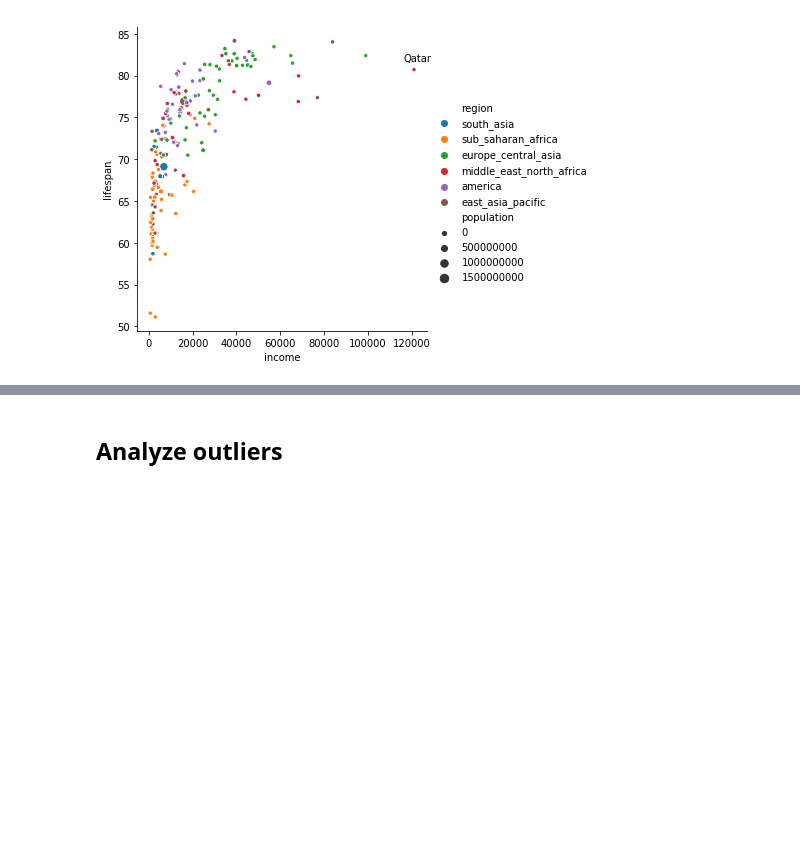
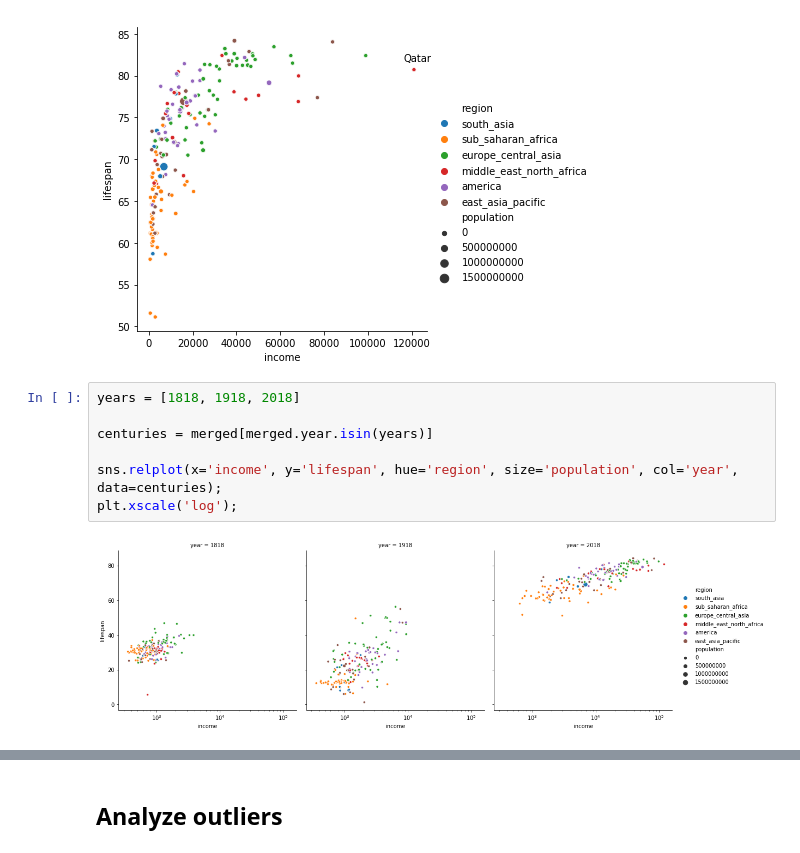
Before and after one commit to HeyLaxmi/DS-Unit-1-Sprint-1-Dealing-With-Data, a Jupyter notebook: Copy_of_LS_DS_124_Sequence_your_narrative.ipynb, the cells around one changed output, grey strips where cells are left out. Drawn from its saved outputs; the diff is of its cells as text; blank space fills up the shorter version.

```diff
--- a/Copy_of_LS_DS_124_Sequence_your_narrative.ipynb
+++ b/Copy_of_LS_DS_124_Sequence_your_narrative.ipynb
@@ -331,3 +331,12 @@ sns.relplot(x='income', y='lifespan', hue='region', size='population', data=now)
 plt.text(x=qatar_now.income-5000 , y=qatar_now.lifespan+1 , s='Qatar');
 # %% [output]
 [figure]
+# %%
+years = [1818, 1918, 2018]
+
+centuries = merged[merged.year.isin(years)]
+
+sns.relplot(x='income', y='lifespan', hue='region', size='population', col='year', data=centuries);
+plt.xscale('log');
+# %% [output]
+[figure, added]
```
Also changed, not shown: parts of 6 cells of this notebook.
